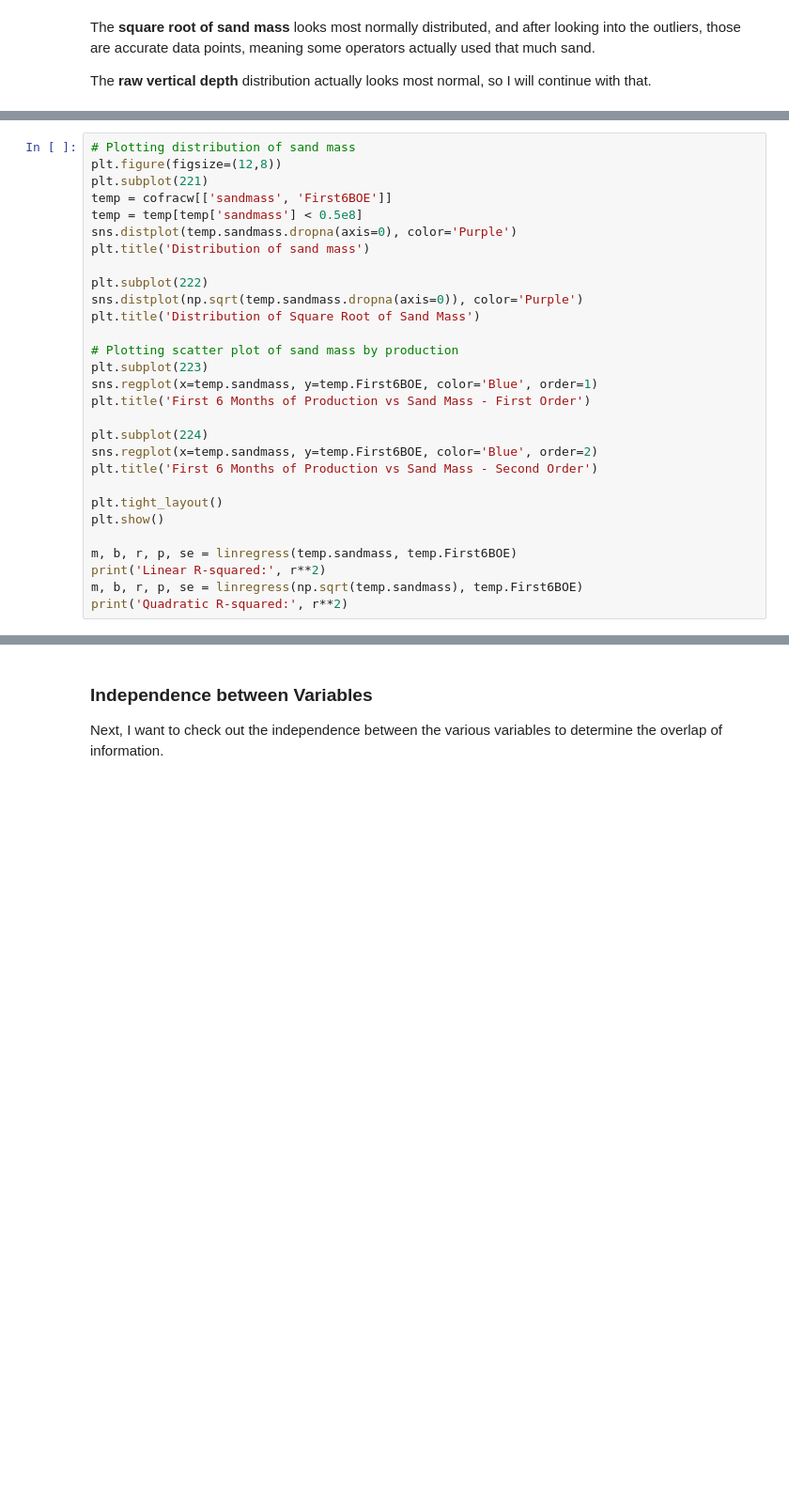
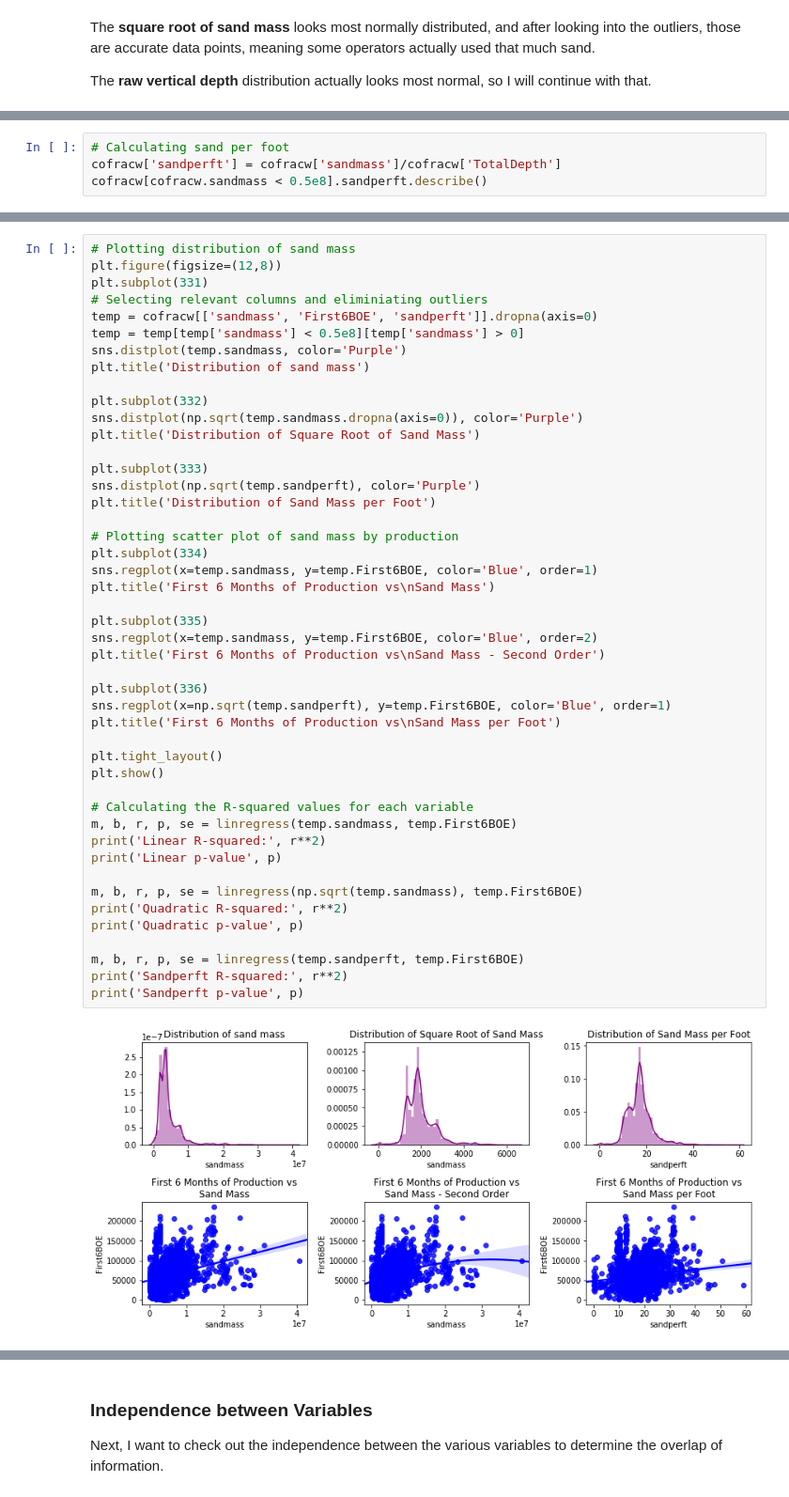
Before and after one commit to ephs08kmp/Frac_Production, a Jupyter notebook: Frac_Production_Analysis.ipynb, the cells around one changed output, grey strips where cells are left out. Shown at 94% size. Saved outputs shown, nothing was run; the diff lists cells and outputs as text; blank space fills up the shorter version.

```diff
--- a/Frac_Production_Analysis.ipynb
+++ b/Frac_Production_Analysis.ipynb
@@ -488,0 +505,4 @@ After investigating the source data for the extreme outlier for sand mass, it is
+# %%
+# Calculating sand per foot
+cofracw['sandperft'] = cofracw['sandmass']/cofracw['TotalDepth']
+cofracw[cofracw.sandmass < 0.5e8].sandperft.describe()
@@ -489,29 +519,48 @@ After investigating the source data for the extreme outlier for sand mass, it is
 # %%
 # Plotting distribution of sand mass
 plt.figure(figsize=(12,8))
-plt.subplot(221)
-temp = cofracw[['sandmass', 'First6BOE']]
-temp = temp[temp['sandmass'] < 0.5e8]
-sns.distplot(temp.sandmass.dropna(axis=0), color='Purple')
+plt.subplot(331)
+# Selecting relevant columns and eliminiating outliers
+temp = cofracw[['sandmass', 'First6BOE', 'sandperft']].dropna(axis=0)
+temp = temp[temp['sandmass'] < 0.5e8][temp['sandmass'] > 0]
+sns.distplot(temp.sandmass, color='Purple')
 plt.title('Distribution of sand mass')
 
-plt.subplot(222)
+plt.subplot(332)
 sns.distplot(np.sqrt(temp.sandmass.dropna(axis=0)), color='Purple')
 plt.title('Distribution of Square Root of Sand Mass')
 
+plt.subplot(333)
+sns.distplot(np.sqrt(temp.sandperft), color='Purple')
+plt.title('Distribution of Sand Mass per Foot')
+
 # Plotting scatter plot of sand mass by production
-plt.subplot(223)
+plt.subplot(334)
 sns.regplot(x=temp.sandmass, y=temp.First6BOE, color='Blue', order=1)
-plt.title('First 6 Months of Production vs Sand Mass - First Order')
+plt.title('First 6 Months of Production vs\nSand Mass')
 
-plt.subplot(224)
+plt.subplot(335)
 sns.regplot(x=temp.sandmass, y=temp.First6BOE, color='Blue', order=2)
-plt.title('First 6 Months of Production vs Sand Mass - Second Order')
+plt.title('First 6 Months of Production vs\nSand Mass - Second Order')
+
+plt.subplot(336)
+sns.regplot(x=np.sqrt(temp.sandperft), y=temp.First6BOE, color='Blue', order=1)
+plt.title('First 6 Months of Production vs\nSand Mass per Foot')
 
 plt.tight_layout()
 plt.show()
 
+# Calculating the R-squared values for each variable
 m, b, r, p, se = linregress(temp.sandmass, temp.First6BOE)
 print('Linear R-squared:', r**2)
+print('Linear p-value', p)
+
 m, b, r, p, se = linregress(np.sqrt(temp.sandmass), temp.First6BOE)
 print('Quadratic R-squared:', r**2)
+print('Quadratic p-value', p)
+
+m, b, r, p, se = linregress(temp.sandperft, temp.First6BOE)
+print('Sandperft R-squared:', r**2)
+print('Sandperft p-value', p)
+# %% [output]
+[figure, added]
```
Also changed, not shown: parts of 34 cells of this notebook.
